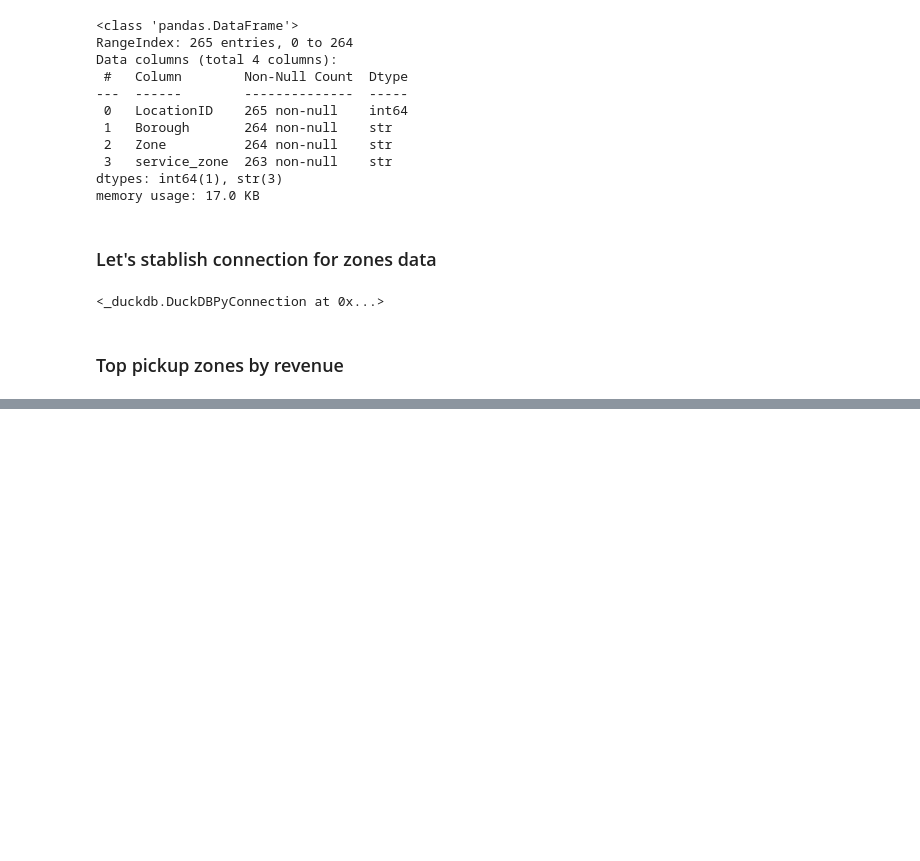
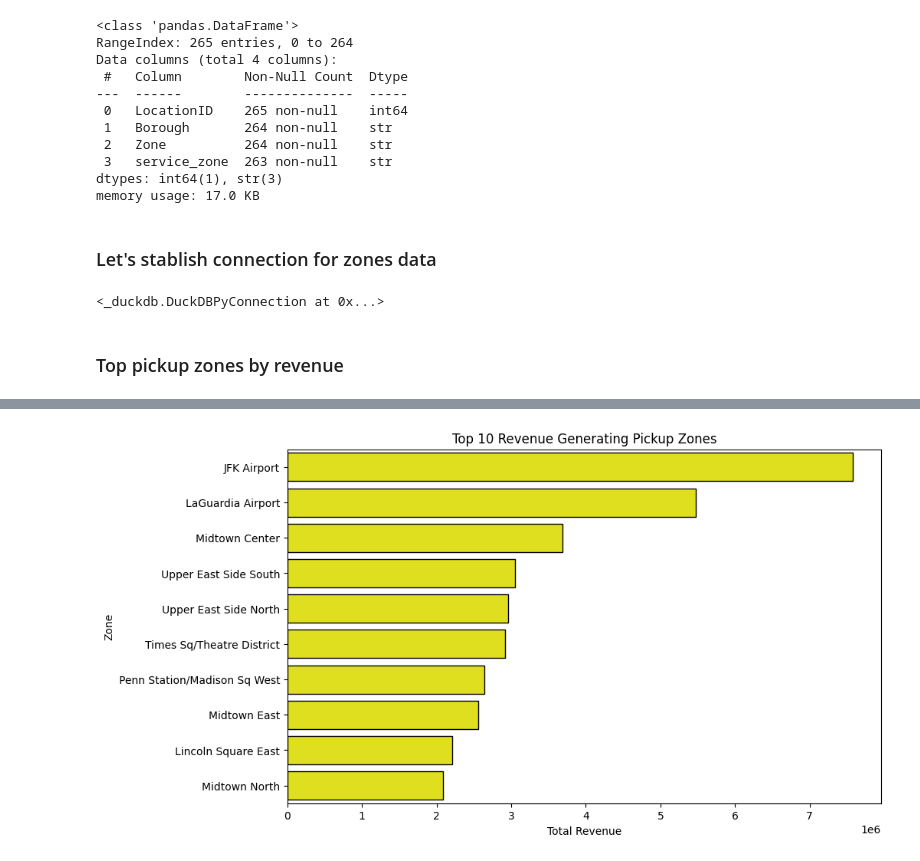
Before and after one commit to prerit0/ride-sharing-demand-intelligence, a Jupyter notebook: Notebooks/02_eda_analysis_using_SQL_&_Python.ipynb, the cells around one changed output, grey strips where cells are left out. Saved outputs shown, nothing was run; the diff lists cells and outputs as text; code cells hidden in the pictures; blank space fills up the shorter version.

Commit message:
Analyzed revenue at Borough-level and Zone-level

```diff
--- a/Notebooks/02_eda_analysis_using_SQL_&_Python.ipynb
+++ b/Notebooks/02_eda_analysis_using_SQL_&_Python.ipynb
@@ -258,3 +258,21 @@ connection.register("zones", zones)
 <_duckdb.DuckDBPyConnection at 0x...>
 # %% [markdown]
 ### Top pickup zones by revenue
+# %%
+query = """
+select
+  z.Borough,
+  z.Zone,
+  count(*) as total_trips,
+  sum(t.total_amount) as total_revenue,
+  round(avg(t.total_amount), 2) as avg_revenue_per_trip
+from taxi t
+join zones z
+on t.PULocationID = z.LocationID
+group by z.Borough,z.zone
+order by total_revenue desc
+limit 10
+"""
+
+top_zones = connection.execute(query).df()
+top_zones
@@ -260,0 +291,9 @@ connection.register("zones", zones)
+# %%
+plt.figure(figsize=(10,6))
+sns.barplot(data=top_zones, y="Zone", x="total_revenue", color="yellow", edgecolor="black")
+plt.title("Top 10 Revenue Generating Pickup Zones")
+plt.xlabel("Total Revenue")
+plt.ylabel("Zone")
+plt.show()
+# %% [output]
+[figure, added]
```
Also changed, not shown: parts of 12 cells of this notebook, 1 other file.
